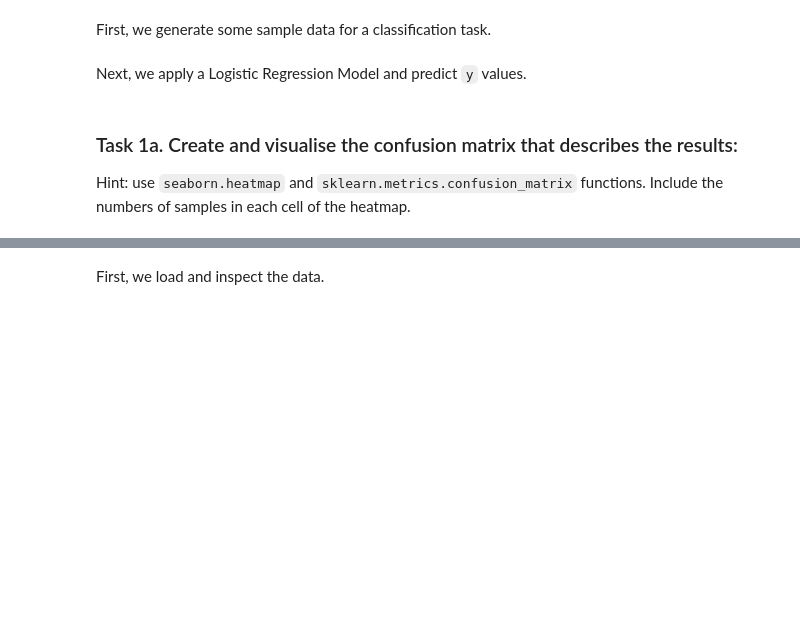
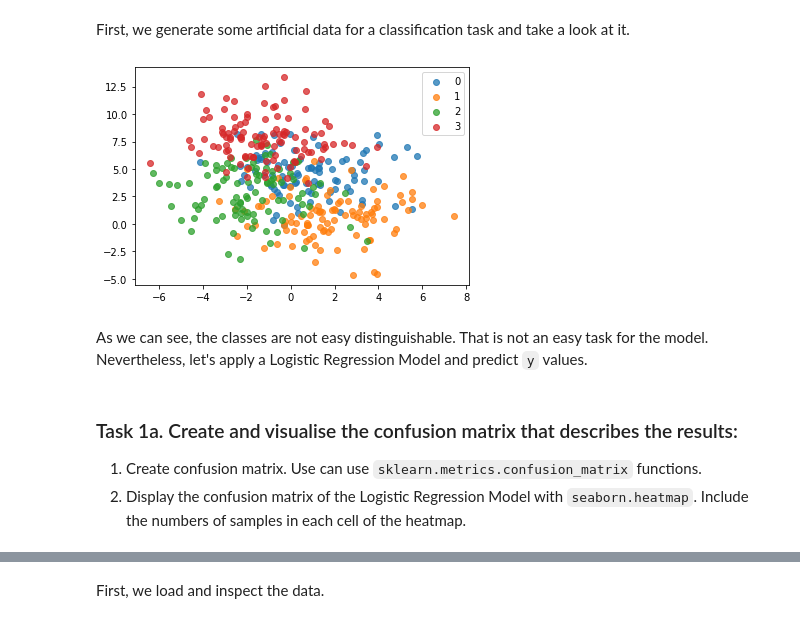
Before and after one commit to tumxo/mldm_hs22, a Jupyter notebook: labs/L05_Supervised_Learning_LAB_ASSIGNMENT.ipynb, the cells around one changed output, grey strips where cells are left out. Cells and saved outputs as stored; diff of their text form; code cells hidden in the pictures; blank space fills up the shorter version.

```diff
--- a/labs/L05_Supervised_Learning_LAB_ASSIGNMENT.ipynb
+++ b/labs/L05_Supervised_Learning_LAB_ASSIGNMENT.ipynb
@@ -9,5 +10,5 @@ RANDOM_SEED = 0x0
 # %% [markdown]
-First, we generate some sample data for a classification task.
+First, we generate some artificial data for a classification task and take a look at it.
 # %%
 from sklearn.datasets import make_blobs
 from sklearn.model_selection import train_test_split
@@ -15,14 +16,23 @@ from sklearn.linear_model import LogisticRegression
 
 X, y = make_blobs(n_samples=500, centers=4, random_state=RANDOM_SEED, cluster_std=2)
 X_train, X_test, y_train, y_test = train_test_split(X, y, test_size=0.2, random_state=RANDOM_SEED)
+# %%
+for target_class in np.unique(y):
+  plt.scatter(X_train[y_train==target_class, 0], X_train[y_train==target_class, 1], alpha=0.75, label=target_class)
+plt.legend()
+plt.show()
+# %% [output]
+[figure, added]
 # %% [markdown]
-Next, we apply a Logistic Regression Model and predict `y` values.
+As we can see, the classes are not easy distinguishable. That is not an easy task for the model.
+Nevertheless, let's apply a Logistic Regression Model and predict `y` values.
 # %%
 log_reg = LogisticRegression(random_state=RANDOM_SEED).fit(X_train, y_train)
 y_test_pred = log_reg.predict(X_test)
 # %% [markdown]
 ### Task 1a. Create and visualise the confusion matrix that describes the results:
 
-Hint: use `seaborn.heatmap` and `sklearn.metrics.confusion_matrix` functions. Include the numbers of samples in each cell of the heatmap.
+1. Create confusion matrix. Use can use `sklearn.metrics.confusion_matrix` functions.
+2. Display the confusion matrix of the Logistic Regression Model with `seaborn.heatmap`. Include the numbers of samples in each cell of the heatmap.
 # %%
 ...
```
Also changed, not shown: parts of 29 cells of this notebook.
